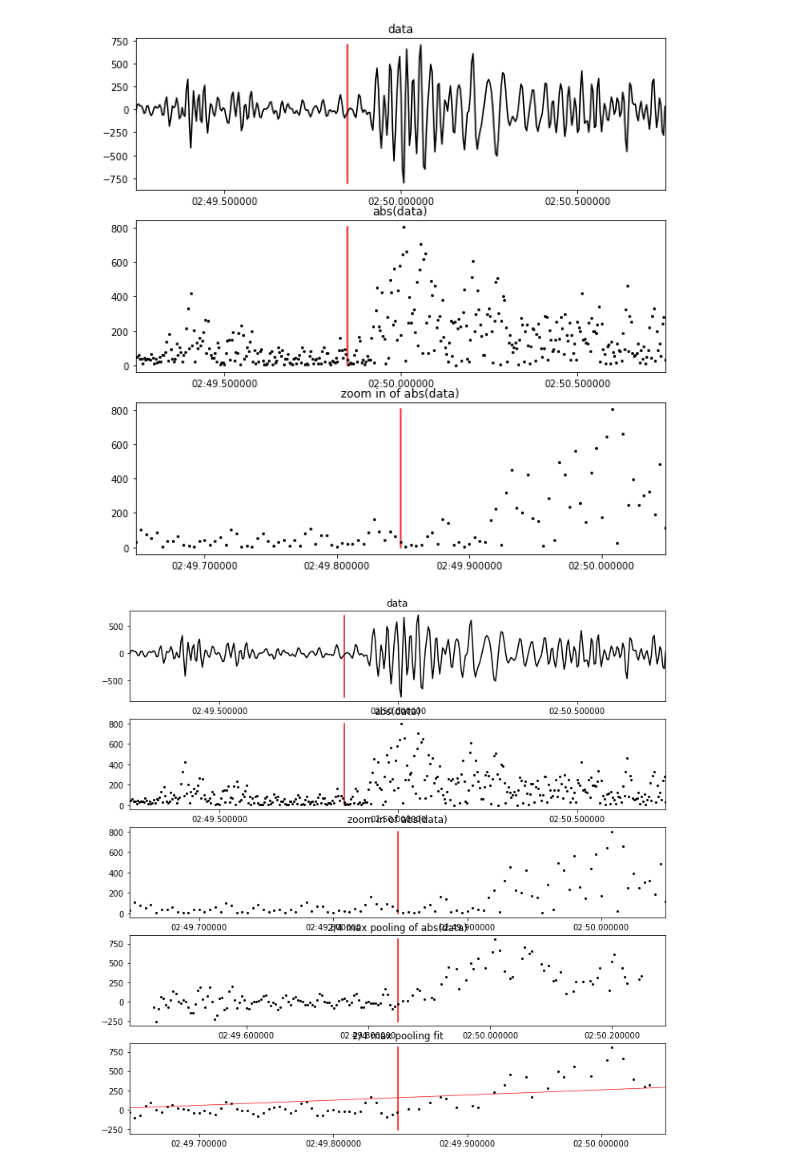
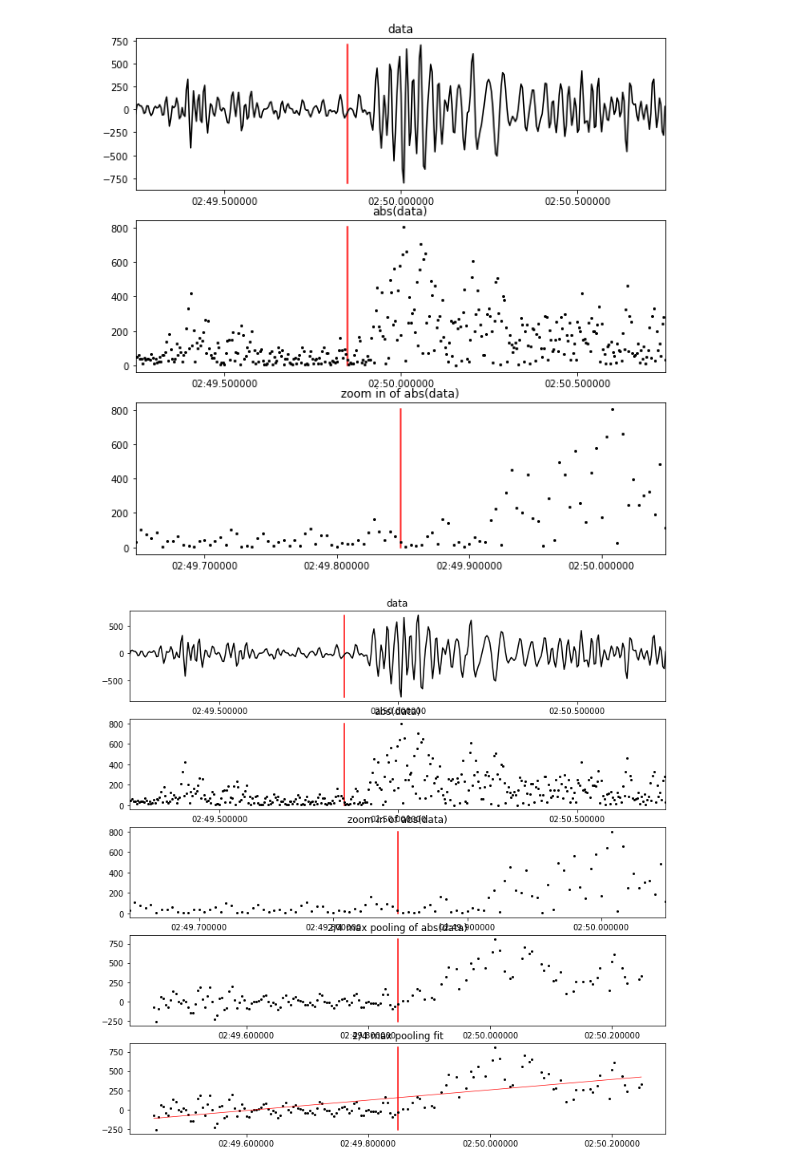
Before and after one commit to tjnewton/sigpig, a Jupyter notebook: examples/explore_Trace.ipynb, the cells around one changed output. Saved outputs shown, nothing was run; the diff lists cells and outputs as text; code cells hidden in the pictures.

```diff
--- a/examples/explore_Trace.ipynb
+++ b/examples/explore_Trace.ipynb
@@ -190,7 +190,7 @@ for index in range(starting_array_index, pick_time_index + 1):
     max_pool_amplitude.append(trace_data[index])
     max_pool_times.append(trace_times[index])
 
-# after pick time perform 2/4 max pooling on abs(data), so loop over remaining array in chunks of 4
+# after pick time, perform 2/4 max pooling on abs(data), so loop over remaining array in chunks of 4
 for index in range(pick_time_index + 1, ending_array_index + 1, 4):
     # store a chunk of 4, data and times
     temp_data = abs(trace_data[index:index+4])
@@ -236,35 +236,35 @@ ax[3].plot_date(max_pool_times, max_pool_amplitude, fmt="ko", markersize=2)
 ax[3].set_title("2/4 max pooling of abs(data)")
 
 # plot the pick time
 ax[4].plot_date([pick_time, pick_time], [max_pool_amplitude.min(), max_pool_amplitude.max()], fmt="r-", markersize=1)
 # plot max_pool transformed data
 ax[4].plot_date(max_pool_times, max_pool_amplitude, fmt="ko", markersize=2)
 # generate a fit to the max_pool amplitude data
 
 
 # FIXME:
 # FIXME:
 # FIXME:
 # FIXME:
 # FIXME:
 # FIXME:
 # FIXME:
 
 # what in the world is going on here? fit is always a straight line
 test_times = [max_pool_times[0], max_pool_times[-1]]
 test_amplitude = [-250, 750]
 # FIXME: why does this return a line despite polynomial degree?
 # p = np.poly1d(np.polyfit(test_times, test_amplitude, 4))
 p = np.poly1d(np.polyfit(max_pool_times, max_pool_amplitude, 4))
 t = np.linspace(max_pool_times[0], max_pool_times[-1], num=1000, endpoint=True)
 ax[4].plot_date(t, p(t), fmt="r-", linewidth=0.7)
 # sex x_lim to + and - 0.2 seconds surrounding pick time
-ax[4].set_xlim([(pick_time_DT - 0.2).matplotlib_date, (pick_time_DT + 0.2).matplotlib_date])
+# ax[4].set_xlim([(pick_time_DT - 0.2).matplotlib_date, (pick_time_DT + 0.2).matplotlib_date])
 ax[4].set_title("2/4 max pooling fit")
 
 plt.show()
 # %% [output]
-[figure, old version]
+[figure, new version]
 # %%
 max_indices = np.nanmax(temp_data)
 print(max_indices)
```
Also changed, not shown: parts of 3 cells of this notebook.
